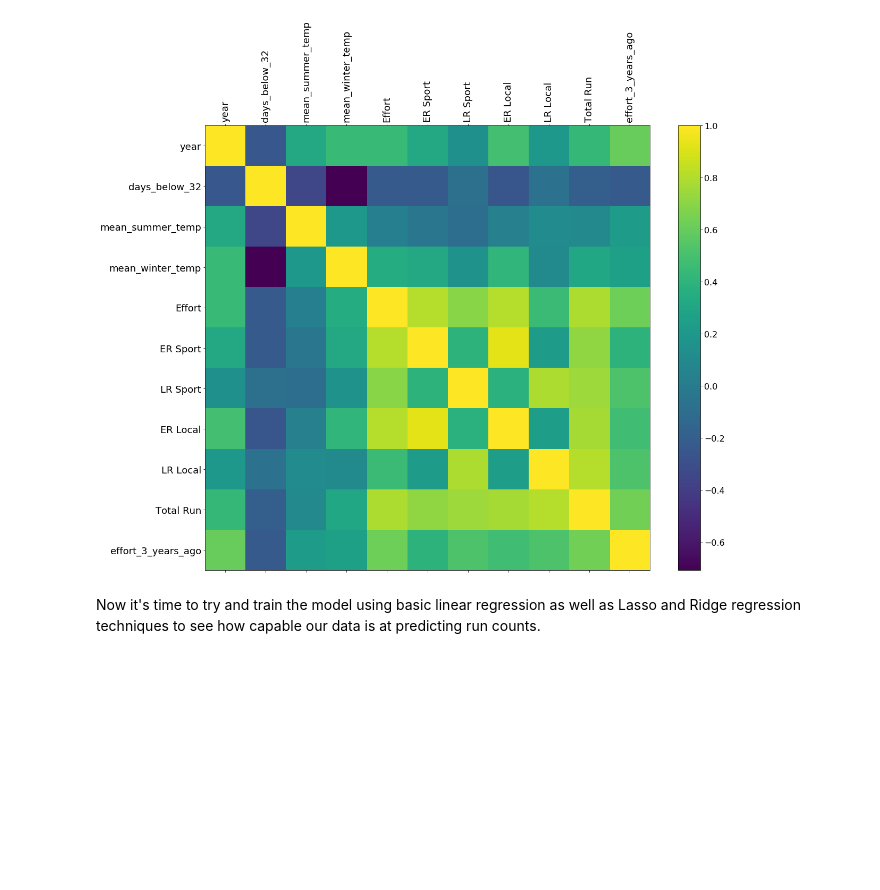
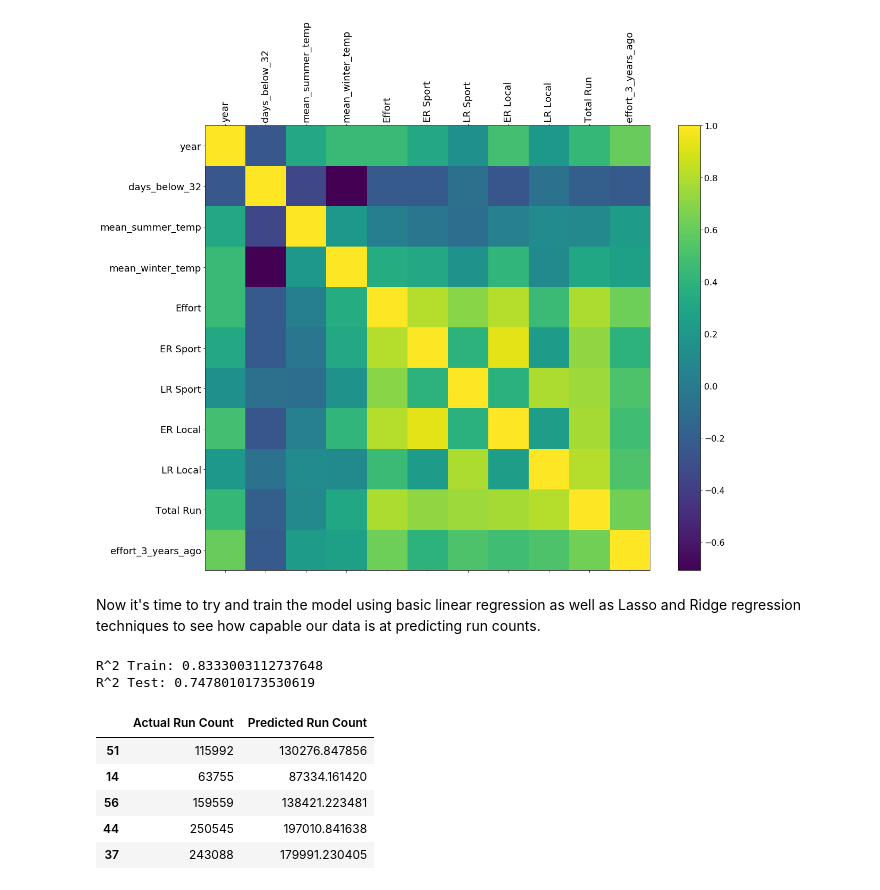
Before and after one commit to hillari/project-runcast, a Jupyter notebook: runcast_linear_regression.ipynb, the cells around one changed output. Drawn from its saved outputs; the diff is of its cells as text; code cells hidden in the pictures; blank space fills up the shorter version.

```diff
--- a/runcast_linear_regression.ipynb
+++ b/runcast_linear_regression.ipynb
@@ -75,3 +76,29 @@ cb.ax.tick_params(labelsize=16)
 # %% [markdown]
 Now it's time to try and train the model using basic linear regression as well as Lasso and Ridge
 regression techniques to see how capable our data is at predicting run counts.
+# %%
+# splitting the dataframe into x and y values
+#   x values - should be everything except year and Total Run
+#   y values - total run counts
+x = model_data.drop(['year', 'Total Run', 'ER Local', 'LR Local'], axis=1)
+y = model_data.loc[:, 'Total Run']
+x_train, x_test, y_train, y_test = train_test_split(x, y, test_size=0.2)
+
+# setting up the linear regression model
+linear_model = LinearRegression()
+linear_model.fit(x_train, y_train)
+test_predictions = linear_model.predict(x_test)
+
+print("R^2 Train: {}".format(linear_model.score(x_train, y_train)))
+print("R^2 Test: {}".format(linear_model.score(x_test, y_test)))
+results = pd.DataFrame({'Actual Run Count': y_test, 'Predicted Run Count': test_predictions})
+results.head()
+# %% [output]
+R^2 Train: 0.8333003112737648
+R^2 Test: 0.7478010173530619
+|  | Actual Run Count | Predicted Run Count |
+| 51 | 115992 | 130276.847856 |
+| 14 | 63755 | 87334.161420 |
+| 56 | 159559 | 138421.223481 |
+| 44 | 250545 | 197010.841638 |
+| 37 | 243088 | 179991.230405 |
```
Also changed, not shown: parts of 4 cells of this notebook.
